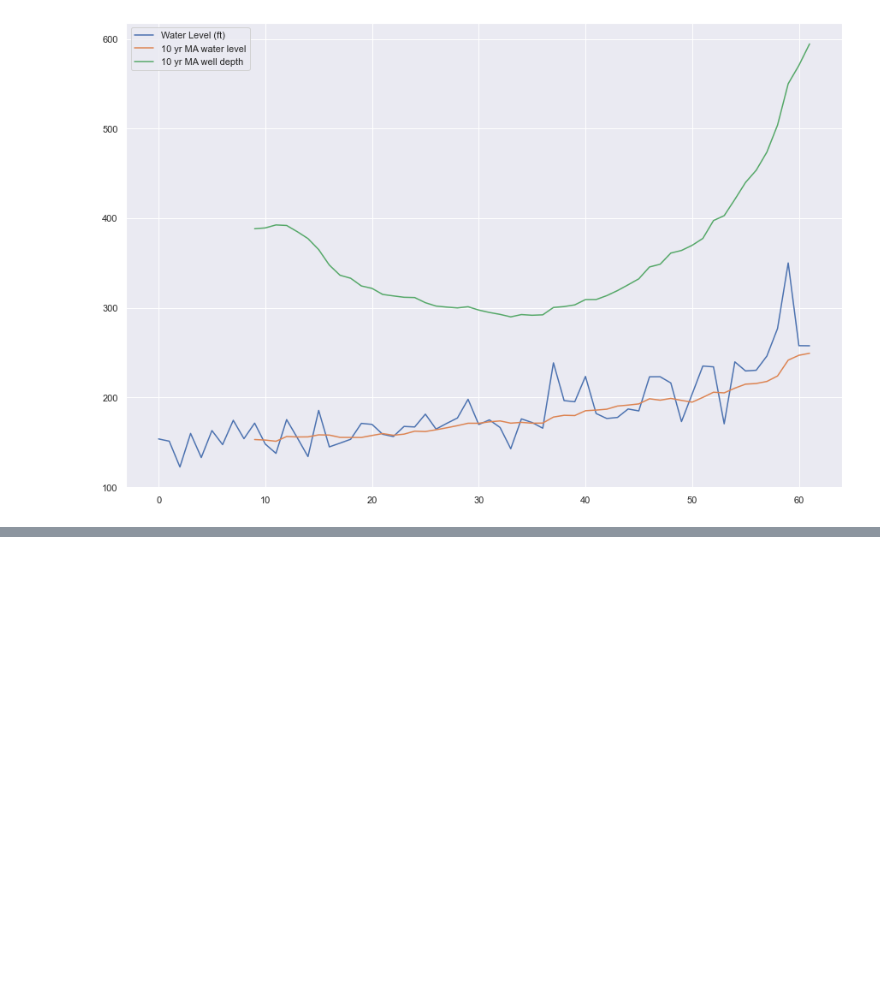
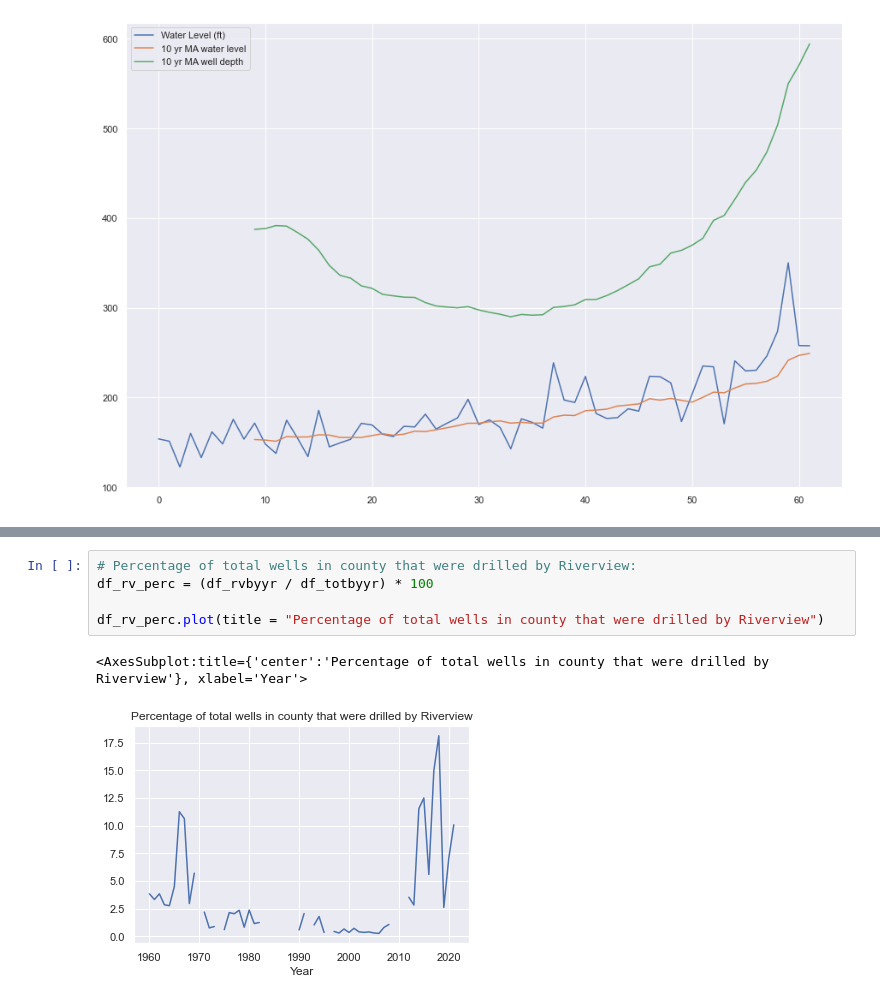
Before and after one commit to hodgetorin/cochise_county_water_project, a Jupyter notebook: Full County Data.ipynb, the cells around one changed output, grey strips where cells are left out. Cells and saved outputs as stored; diff of their text form; blank space fills up the shorter version.

```diff
--- a/Full County Data.ipynb
+++ b/Full County Data.ipynb
@@ -184 +232,9 @@ Name: Owner Name, dtype: int64
+# %%
+# Percentage of total wells in county that were drilled by Riverview:
+df_rv_perc = (df_rvbyyr / df_totbyyr) * 100
+
+df_rv_perc.plot(title = "Percentage of total wells in county that were drilled by Riverview")
+# %% [output]
+<AxesSubplot:title={'center':'Percentage of total wells in county that were drilled by Riverview'}, xlabel='Year'>
+[figure, added]
 # %%
```
Also changed, not shown: parts of 18 cells of this notebook.
